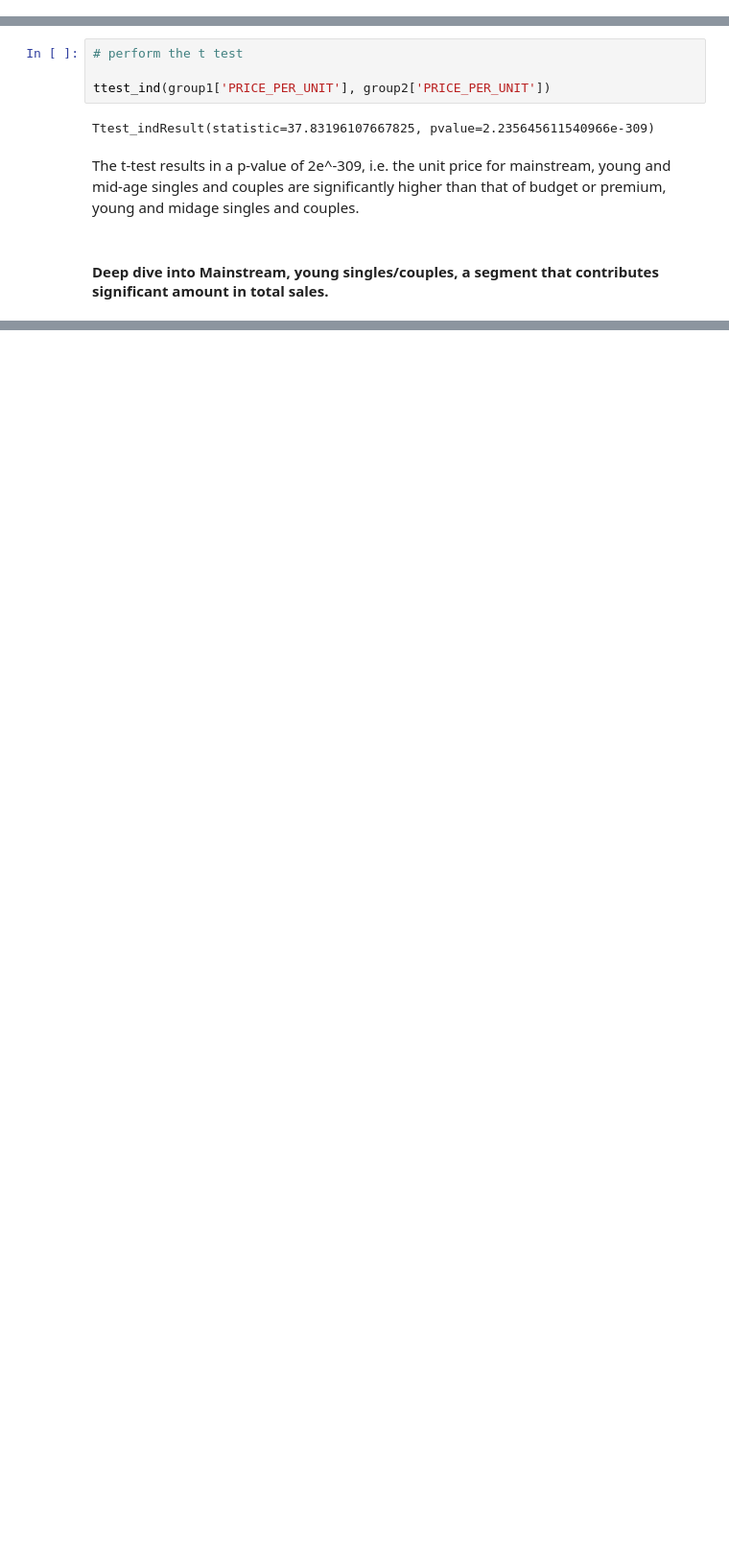
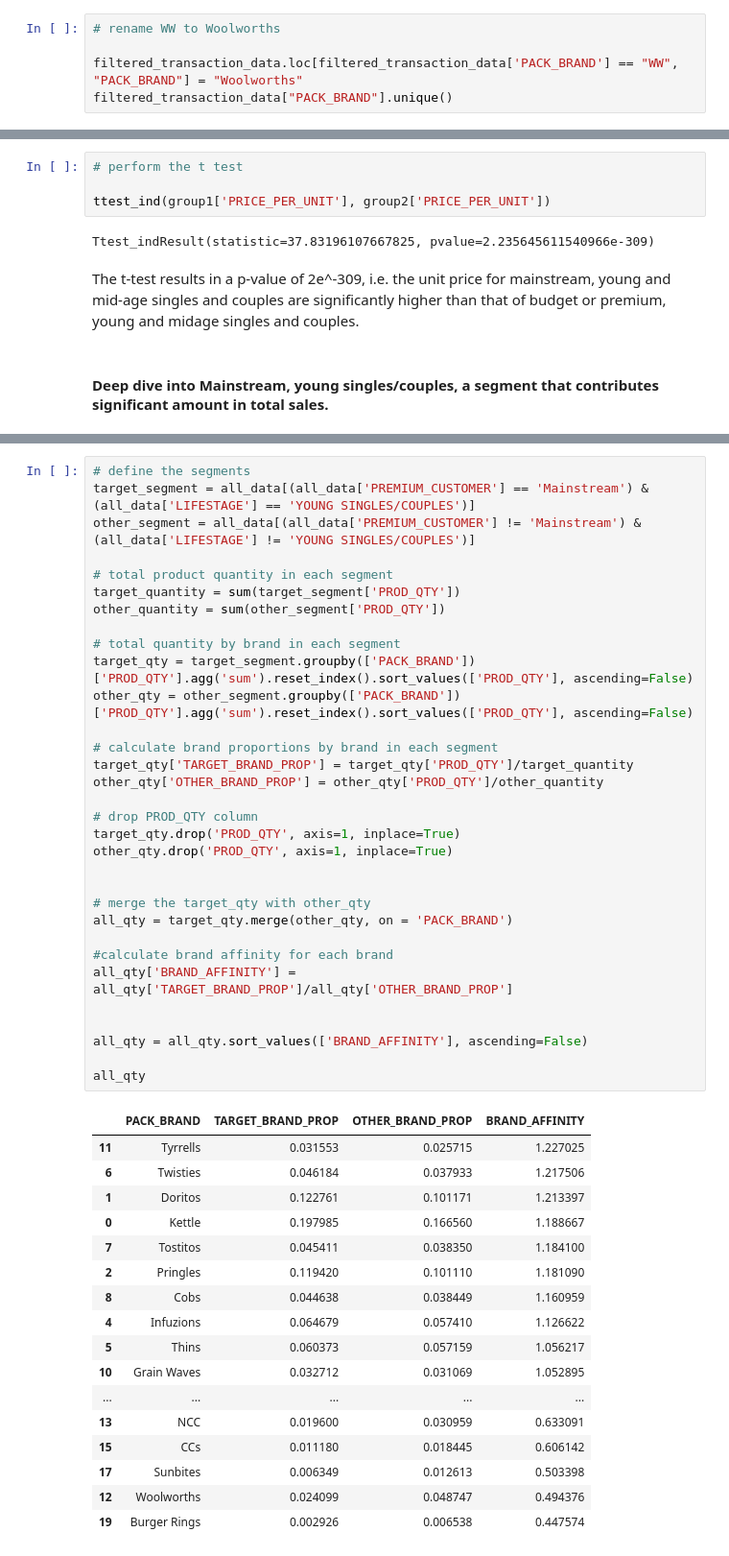
Before and after one commit to natalyabakhshetyan/quantium_data_analysis, a Jupyter notebook: analysis.ipynb, the cells around one changed output, grey strips where cells are left out. Shown at 96% size. Saved outputs shown, nothing was run; the diff lists cells and outputs as text; blank space fills up the shorter version.

Commit message:
brand affinity

```diff
--- a/analysis.ipynb
+++ b/analysis.ipynb
@@ -380,3 +380,8 @@ array(['NCC', 'CCs', 'Smiths', 'Kettle', 'Grain Waves', 'Doritos',
        'Twisties', 'WW', 'Thins', 'Burger Rings', 'Cheezels', 'Infuzions',
        'RRD', 'Pringles', 'Tyrrells', 'Cobs', 'French Fries', 'Tostitos',
        'Cheetos', 'Woolworths', 'Sunbites'], dtype=object)
+# %%
+# rename WW to Woolworths
+
+filtered_transaction_data.loc[filtered_transaction_data['PACK_BRAND'] == "WW", "PACK_BRAND"] = "Woolworths"
+filtered_transaction_data["PACK_BRAND"].unique()
@@ -676,0 +672,50 @@ ax.set(xlabel='pack brand', ylabel='number of packs sold', title = 'Amount of pa
+# %%
+# define the segments
+target_segment = all_data[(all_data['PREMIUM_CUSTOMER'] == 'Mainstream') & (all_data['LIFESTAGE'] == 'YOUNG SINGLES/COUPLES')]
+other_segment = all_data[(all_data['PREMIUM_CUSTOMER'] != 'Mainstream') & (all_data['LIFESTAGE'] != 'YOUNG SINGLES/COUPLES')]
+
+# total product quantity in each segment
+target_quantity = sum(target_segment['PROD_QTY'])
+other_quantity = sum(other_segment['PROD_QTY'])
+
+# total quantity by brand in each segment
+target_qty = target_segment.groupby(['PACK_BRAND'])['PROD_QTY'].agg('sum').reset_index().sort_values(['PROD_QTY'], ascending=False)
+other_qty = other_segment.groupby(['PACK_BRAND'])['PROD_QTY'].agg('sum').reset_index().sort_values(['PROD_QTY'], ascending=False)
+
+# calculate brand proportions by brand in each segment
+target_qty['TARGET_BRAND_PROP'] = target_qty['PROD_QTY']/target_quantity
+other_qty['OTHER_BRAND_PROP'] = other_qty['PROD_QTY']/other_quantity
+
+# drop PROD_QTY column
+target_qty.drop('PROD_QTY', axis=1, inplace=True)
+other_qty.drop('PROD_QTY', axis=1, inplace=True)
+
+
+# merge the target_qty with other_qty
+all_qty = target_qty.merge(other_qty, on = 'PACK_BRAND')
+
+#calculate brand affinity for each brand
+all_qty['BRAND_AFFINITY'] = all_qty['TARGET_BRAND_PROP']/all_qty['OTHER_BRAND_PROP']
+
+
+all_qty = all_qty.sort_values(['BRAND_AFFINITY'], ascending=False)
+
+all_qty
+# %% [output]
+|  | PACK_BRAND | TARGET_BRAND_PROP | OTHER_BRAND_PROP | BRAND_AFFINITY |
+| 11 | Tyrrells | 0.031553 | 0.025715 | 1.227025 |
+| 6 | Twisties | 0.046184 | 0.037933 | 1.217506 |
+| 1 | Doritos | 0.122761 | 0.101171 | 1.213397 |
+| 0 | Kettle | 0.197985 | 0.166560 | 1.188667 |
+| 7 | Tostitos | 0.045411 | 0.038350 | 1.184100 |
+| 2 | Pringles | 0.119420 | 0.101110 | 1.181090 |
+| 8 | Cobs | 0.044638 | 0.038449 | 1.160959 |
+| 4 | Infuzions | 0.064679 | 0.057410 | 1.126622 |
+| 5 | Thins | 0.060373 | 0.057159 | 1.056217 |
+| 10 | Grain Waves | 0.032712 | 0.031069 | 1.052895 |
+| ... | ... | ... | ... | ... |
+| 13 | NCC | 0.019600 | 0.030959 | 0.633091 |
+| 15 | CCs | 0.011180 | 0.018445 | 0.606142 |
+| 17 | Sunbites | 0.006349 | 0.012613 | 0.503398 |
+| 12 | Woolworths | 0.024099 | 0.048747 | 0.494376 |
+| 19 | Burger Rings | 0.002926 | 0.006538 | 0.447574 |
```
Also changed, not shown: parts of 3 cells of this notebook, 2 other files.
